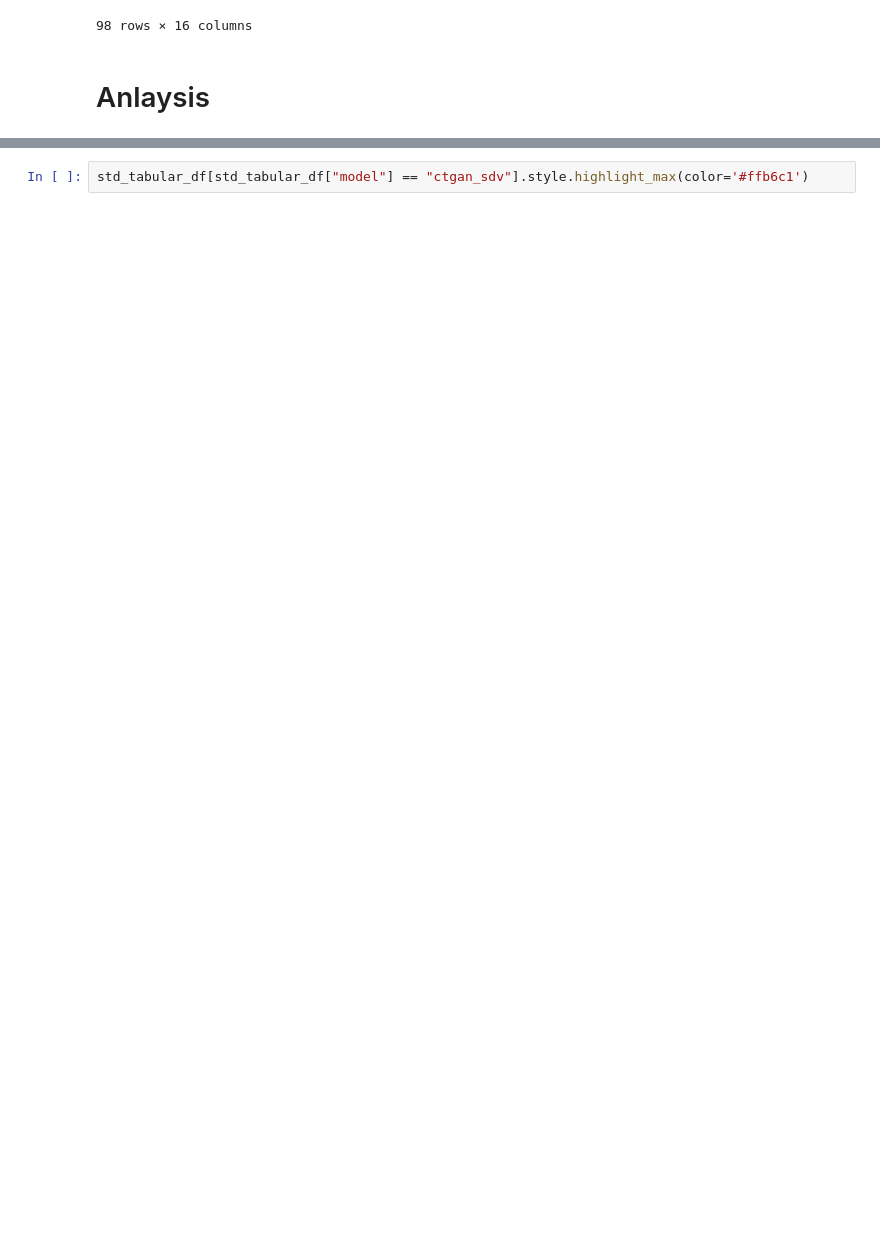
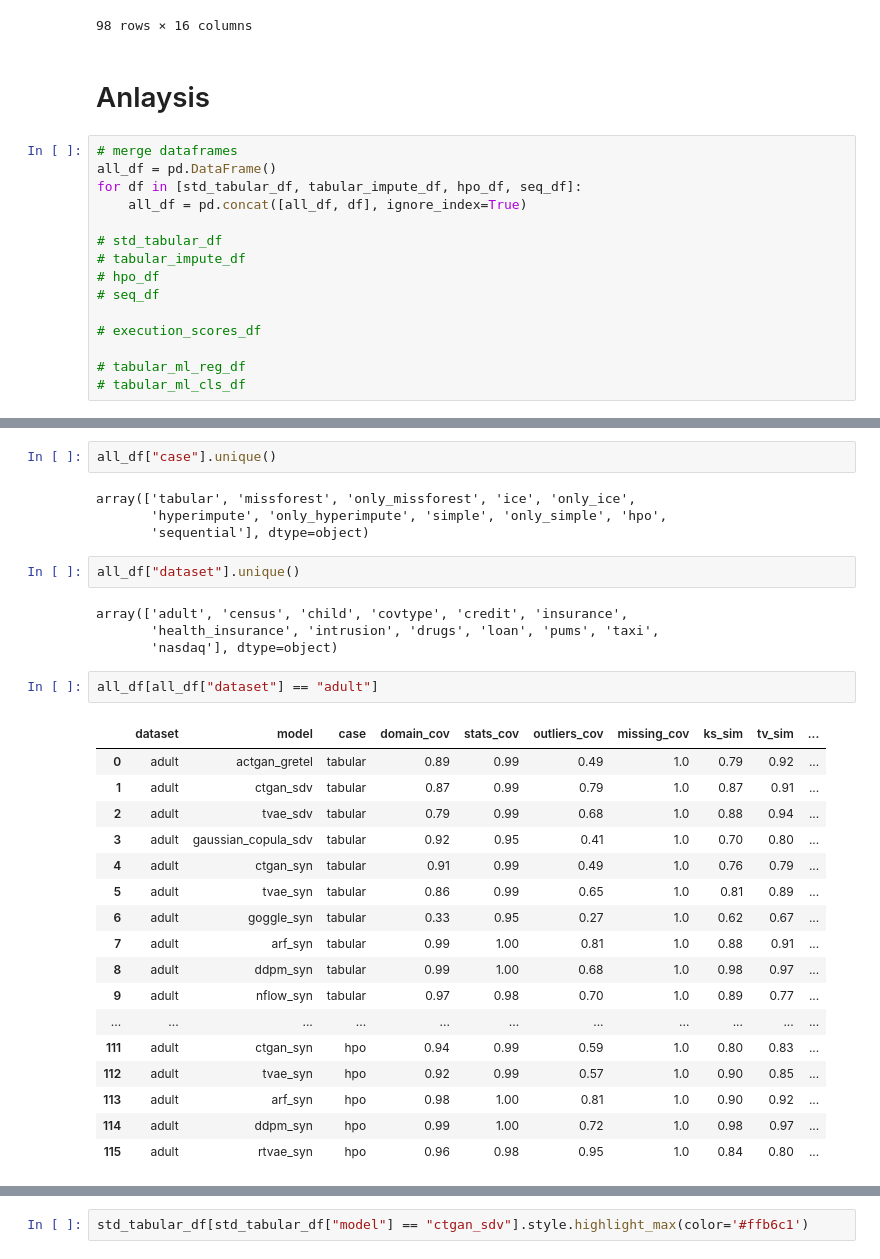
Before and after one commit to dsaidgovsg/benchmarking-synthetic-data-generators, a Jupyter notebook: notebooks/final_evalutation.ipynb, the cells around one changed output, grey strips where cells are left out. Drawn from its saved outputs; the diff is of its cells as text; blank space fills up the shorter version.

```diff
--- a/notebooks/final_evalutation.ipynb
+++ b/notebooks/final_evalutation.ipynb
@@ -553,3 +555,18 @@ execution_scores_df
 98 rows × 16 columns
 # %% [markdown]
 # Anlaysis
+# %%
+# merge dataframes
+all_df = pd.DataFrame()
+for df in [std_tabular_df, tabular_impute_df, hpo_df, seq_df]:
+    all_df = pd.concat([all_df, df], ignore_index=True)
+
+# std_tabular_df
+# tabular_impute_df
+# hpo_df
+# seq_df
+
+# execution_scores_df
+
+# tabular_ml_reg_df
+# tabular_ml_cls_df
@@ -555,0 +582,32 @@ execution_scores_df
+# %%
+all_df["case"].unique()
+# %% [output]
+array(['tabular', 'missforest', 'only_missforest', 'ice', 'only_ice',
+       'hyperimpute', 'only_hyperimpute', 'simple', 'only_simple', 'hpo',
+       'sequential'], dtype=object)
+# %%
+all_df["dataset"].unique()
+# %% [output]
+array(['adult', 'census', 'child', 'covtype', 'credit', 'insurance',
+       'health_insurance', 'intrusion', 'drugs', 'loan', 'pums', 'taxi',
+       'nasdaq'], dtype=object)
+# %%
+all_df[all_df["dataset"] == "adult"]
+# %% [output]
+|  | dataset | model | case | domain_cov | stats_cov | outliers_cov | missing_cov | ks_sim | tv_sim | ... |
+| 0 | adult | actgan_gretel | tabular | 0.89 | 0.99 | 0.49 | 1.0 | 0.79 | 0.92 | ... |
+| 1 | adult | ctgan_sdv | tabular | 0.87 | 0.99 | 0.79 | 1.0 | 0.87 | 0.91 | ... |
+| 2 | adult | tvae_sdv | tabular | 0.79 | 0.99 | 0.68 | 1.0 | 0.88 | 0.94 | ... |
+| 3 | adult | gaussian_copula_sdv | tabular | 0.92 | 0.95 | 0.41 | 1.0 | 0.70 | 0.80 | ... |
+| 4 | adult | ctgan_syn | tabular | 0.91 | 0.99 | 0.49 | 1.0 | 0.76 | 0.79 | ... |
+| 5 | adult | tvae_syn | tabular | 0.86 | 0.99 | 0.65 | 1.0 | 0.81 | 0.89 | ... |
+| 6 | adult | goggle_syn | tabular | 0.33 | 0.95 | 0.27 | 1.0 | 0.62 | 0.67 | ... |
+| 7 | adult | arf_syn | tabular | 0.99 | 1.00 | 0.81 | 1.0 | 0.88 | 0.91 | ... |
+| 8 | adult | ddpm_syn | tabular | 0.99 | 1.00 | 0.68 | 1.0 | 0.98 | 0.97 | ... |
+| 9 | adult | nflow_syn | tabular | 0.97 | 0.98 | 0.70 | 1.0 | 0.89 | 0.77 | ... |
+| ... | ... | ... | ... | ... | ... | ... | ... | ... | ... | ... |
+| 111 | adult | ctgan_syn | hpo | 0.94 | 0.99 | 0.59 | 1.0 | 0.80 | 0.83 | ... |
+| 112 | adult | tvae_syn | hpo | 0.92 | 0.99 | 0.57 | 1.0 | 0.90 | 0.85 | ... |
+| 113 | adult | arf_syn | hpo | 0.98 | 1.00 | 0.81 | 1.0 | 0.90 | 0.92 | ... |
+| 114 | adult | ddpm_syn | hpo | 0.99 | 1.00 | 0.72 | 1.0 | 0.98 | 0.97 | ... |
+| 115 | adult | rtvae_syn | hpo | 0.96 | 0.98 | 0.95 | 1.0 | 0.84 | 0.80 | ... |
```
Also changed, not shown: parts of 62 cells of this notebook, 3 other files.
